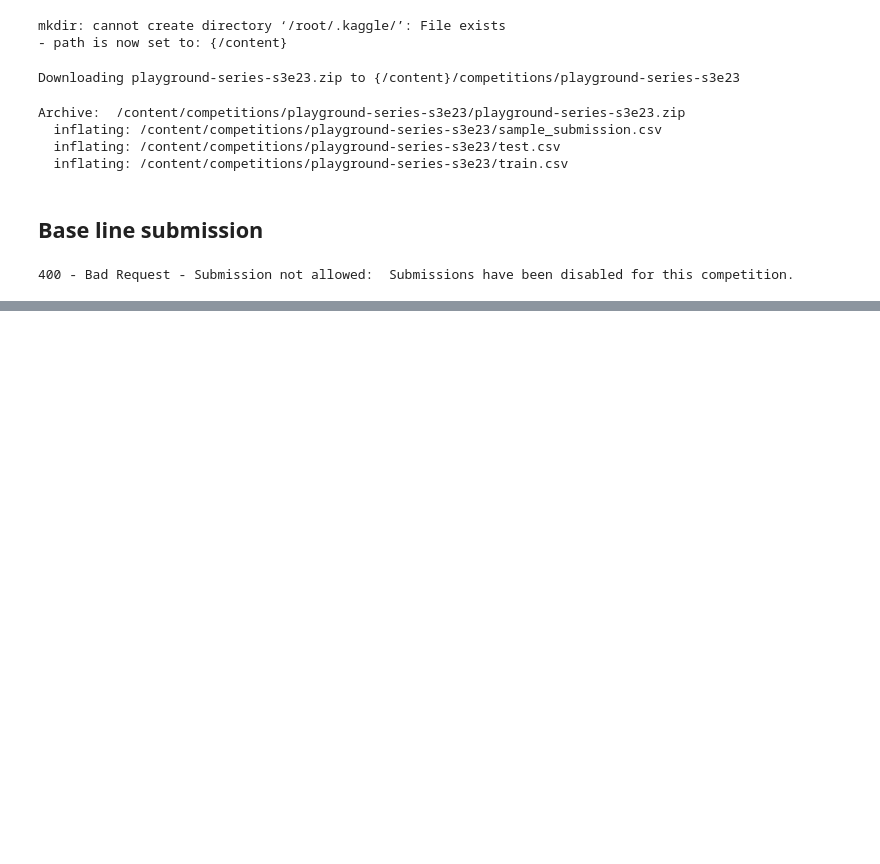
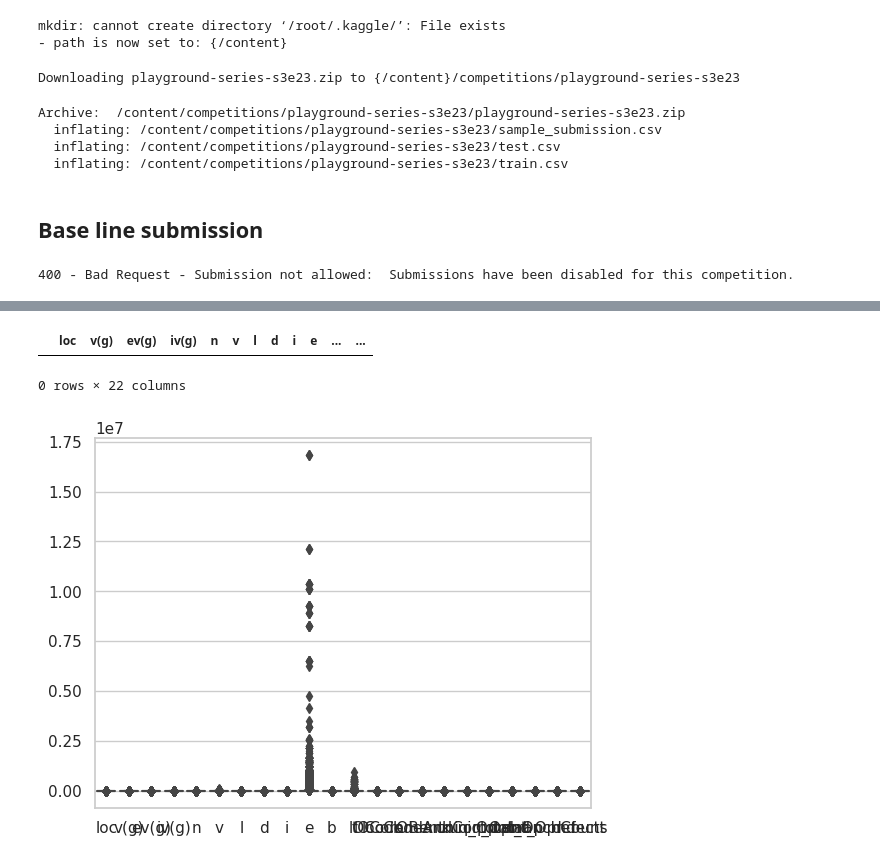
Before and after one commit to Maxvgrad/Binary-Classification-with-a-Software-Defects-Dataset, a Jupyter notebook: main.ipynb, the cells around one changed output, grey strips where cells are left out. Drawn from its saved outputs; the diff is of its cells as text; code cells hidden in the pictures; blank space fills up the shorter version.

```diff
--- a/main.ipynb
+++ b/main.ipynb
@@ -49,0 +54,3 @@ Archive:  /content/competitions/playground-series-s3e23/playground-series-s3e23.
+# %%
+# Download the dataset
+df = pd.read_csv('train.csv')
@@ -49,0 +72,3 @@ Archive:  /content/competitions/playground-series-s3e23/playground-series-s3e23.
+# %%
+#Remove the "id" column as we don't need it as a feature
+df = df.drop('id', axis=1)
@@ -49,0 +116,15 @@ Archive:  /content/competitions/playground-series-s3e23/playground-series-s3e23.
+# %%
+#Check for duplicates
+duplicate_rows = df[df.duplicated()]
+duplicate_rows
+# %% [output]
+|  | loc | v(g) | ev(g) | iv(g) | n | v | l | d | i | e | ... | ... |
+0 rows × 22 columns
+# %%
+#Convert target column values from boolean to numerical - True -> 1 (yes defect), False -> 0 (no defect)
+df['defects'] = df['defects'].astype(int)
+# %%
+sns.boxplot(data=df)
+plt.show()
+# %% [output]
+[figure, added]
```
Also changed, not shown: parts of 11 cells of this notebook.
